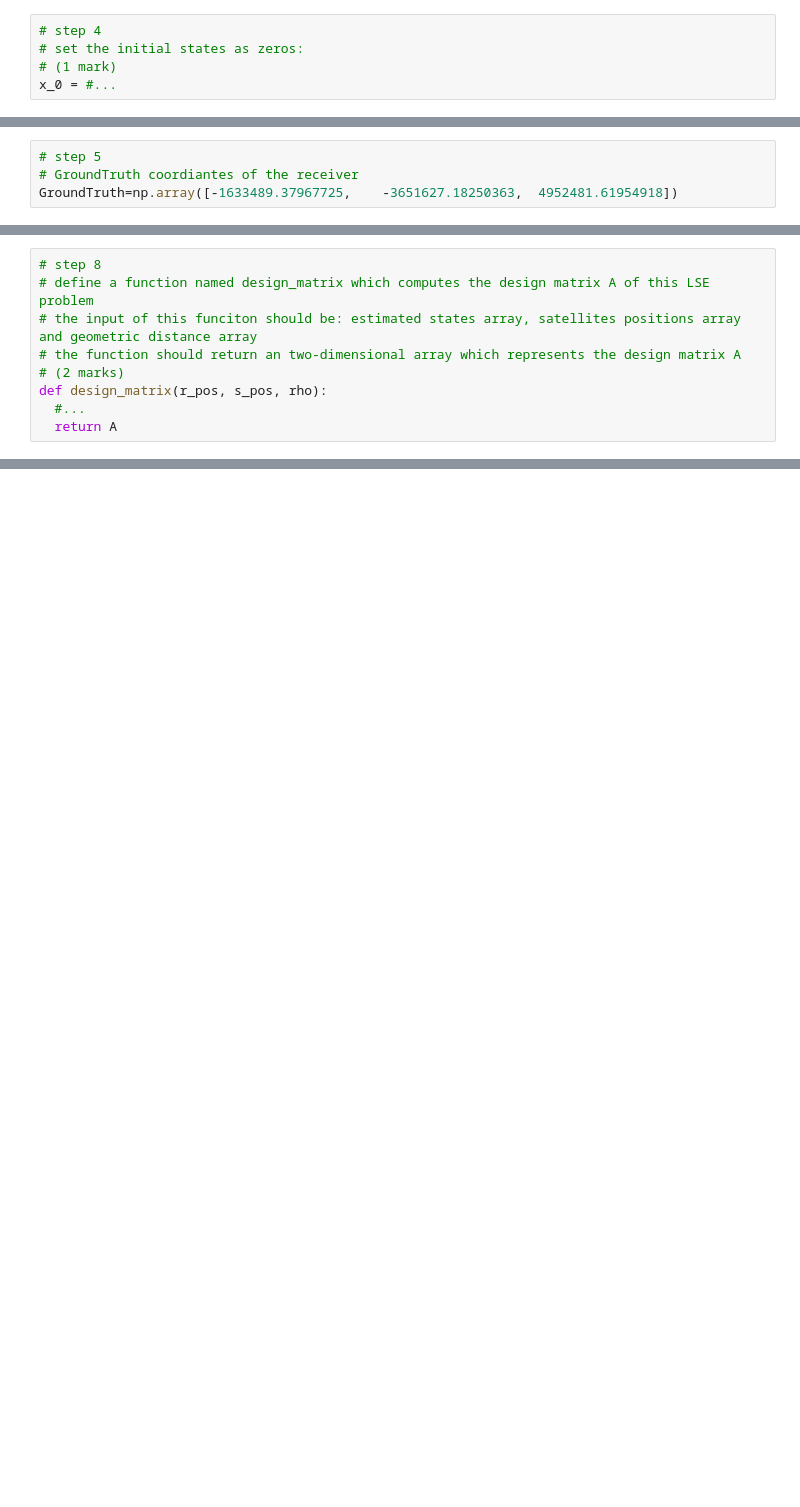
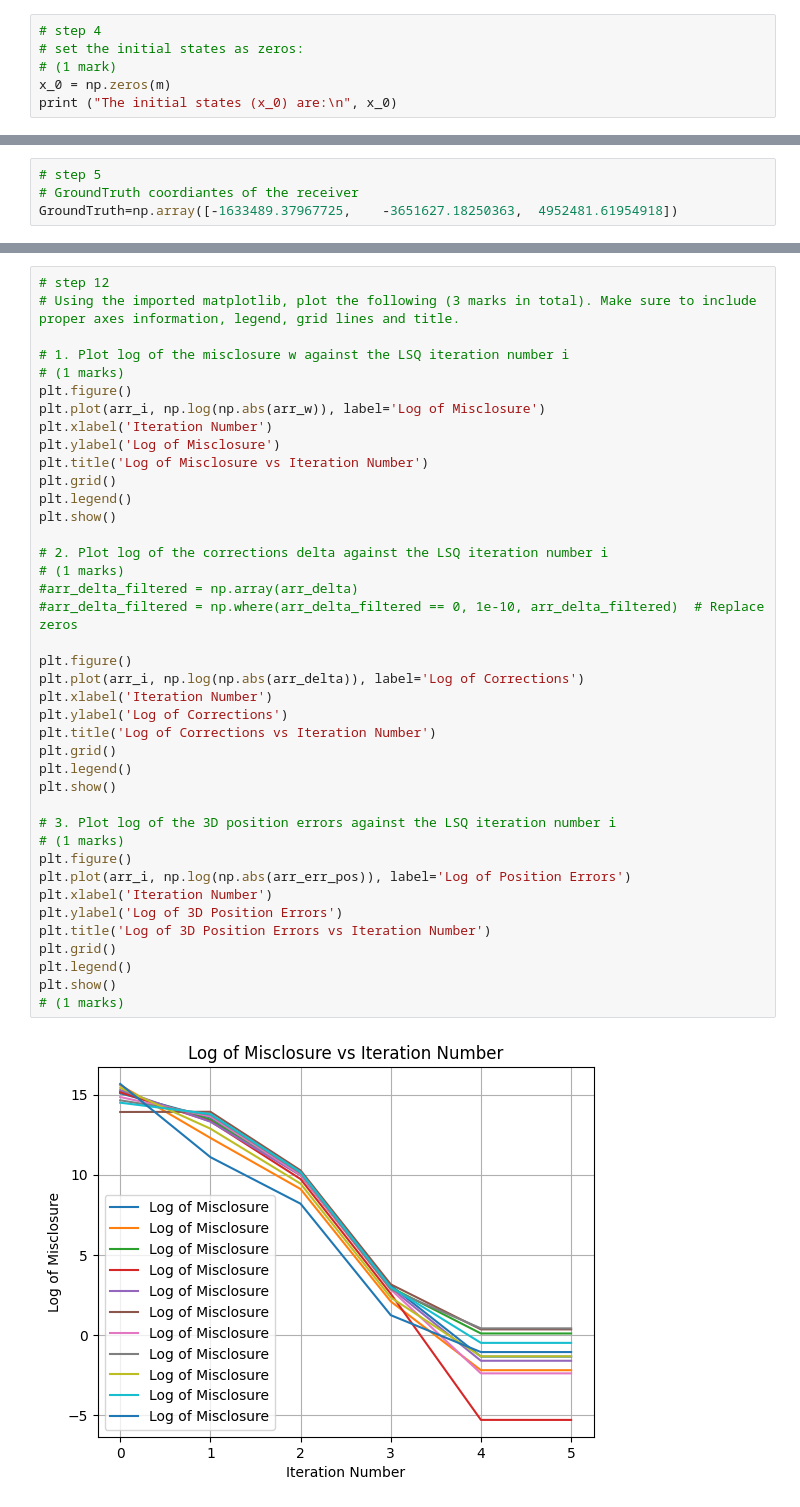
Before and after one commit to mahweerkumar/engg680_2024_fall, a Jupyter notebook: Lab_Assignment2/Assignment2 (1).ipynb, the cells around one changed output, grey strips where cells are left out. Saved outputs shown, nothing was run; the diff lists cells and outputs as text; blank space fills up the shorter version.

```diff
--- a/Lab_Assignment2/Assignment2 (1).ipynb
+++ b/Lab_Assignment2/Assignment2 (1).ipynb
@@ -353,4 +370,5 @@ P = #...
 # step 4
 # set the initial states as zeros:
 # (1 mark)
-x_0 = #...
+x_0 = np.zeros(m)
+print ("The initial states (x_0) are:\n", x_0)
@@ -382,9 +466,0 @@ def euclidean_norm(receiver_pos, satellite_pos):
-# %%
-# step 8
-# define a function named design_matrix which computes the design matrix A of this LSE problem
-# the input of this funciton should be: estimated states array, satellites positions array and geometric distance array
-# the function should return an two-dimensional array which represents the design matrix A
-# (2 marks)
-def design_matrix(r_pos, s_pos, rho):
-  #...
-  return A
@@ -467,0 +706,42 @@ after the LSE convergence to the console.
+# %%
+# step 12
+# Using the imported matplotlib, plot the following (3 marks in total). Make sure to include proper axes information, legend, grid lines and title.
+
+# 1. Plot log of the misclosure w against the LSQ iteration number i
+# (1 marks)
+plt.figure()
+plt.plot(arr_i, np.log(np.abs(arr_w)), label='Log of Misclosure')
+plt.xlabel('Iteration Number')
+plt.ylabel('Log of Misclosure')
+plt.title('Log of Misclosure vs Iteration Number')
+plt.grid()
+plt.legend()
+plt.show()
+
+# 2. Plot log of the corrections delta against the LSQ iteration number i
+# (1 marks)
+#arr_delta_filtered = np.array(arr_delta)
+#arr_delta_filtered = np.where(arr_delta_filtered == 0, 1e-10, arr_delta_filtered)  # Replace zeros
+
+plt.figure()
+plt.plot(arr_i, np.log(np.abs(arr_delta)), label='Log of Corrections')
+plt.xlabel('Iteration Number')
+plt.ylabel('Log of Corrections')
+plt.title('Log of Corrections vs Iteration Number')
+plt.grid()
+plt.legend()
+plt.show()
+
+# 3. Plot log of the 3D position errors against the LSQ iteration number i
+# (1 marks)
+plt.figure()
+plt.plot(arr_i, np.log(np.abs(arr_err_pos)), label='Log of Position Errors')
+plt.xlabel('Iteration Number')
+plt.ylabel('Log of 3D Position Errors')
+plt.title('Log of 3D Position Errors vs Iteration Number')
+plt.grid()
+plt.legend()
+plt.show()
+# (1 marks)
+# %% [output]
+[figure, added]
```
Also changed, not shown: parts of 13 cells of this notebook.
